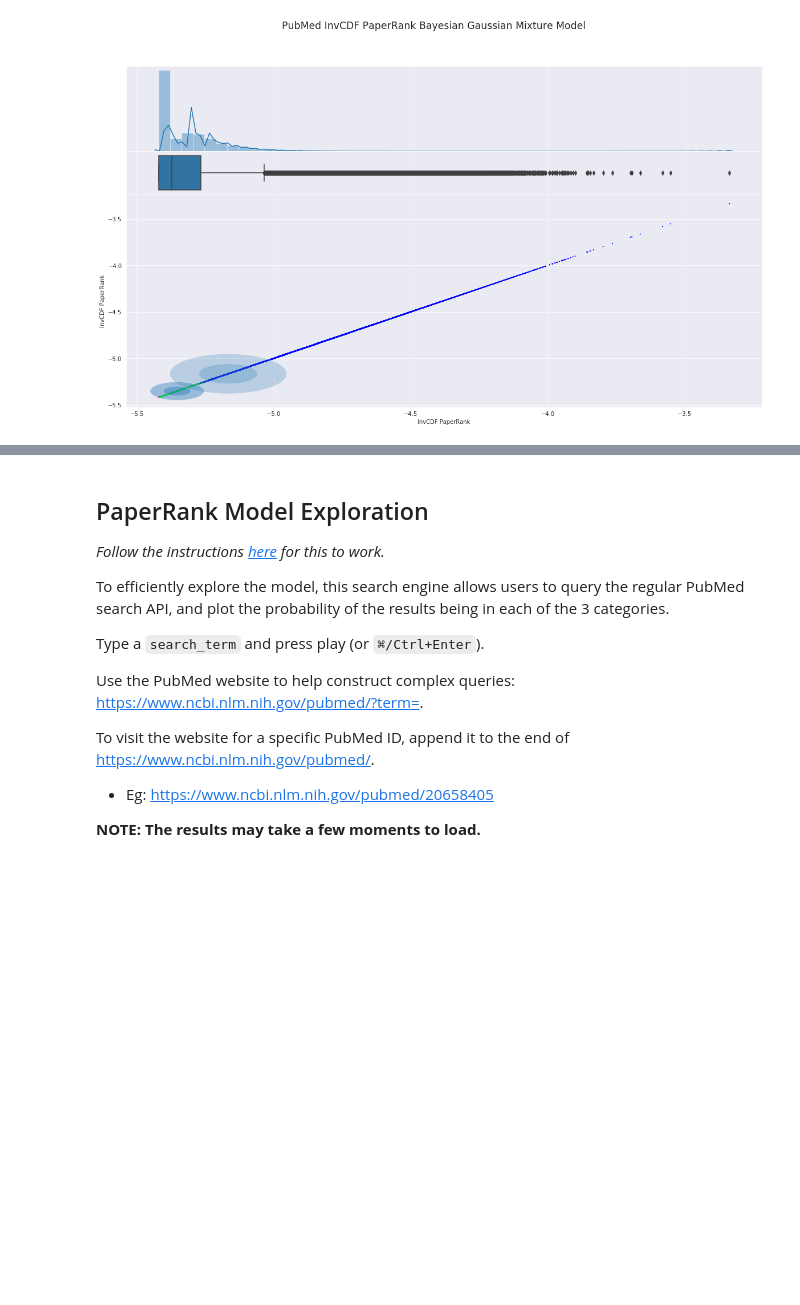
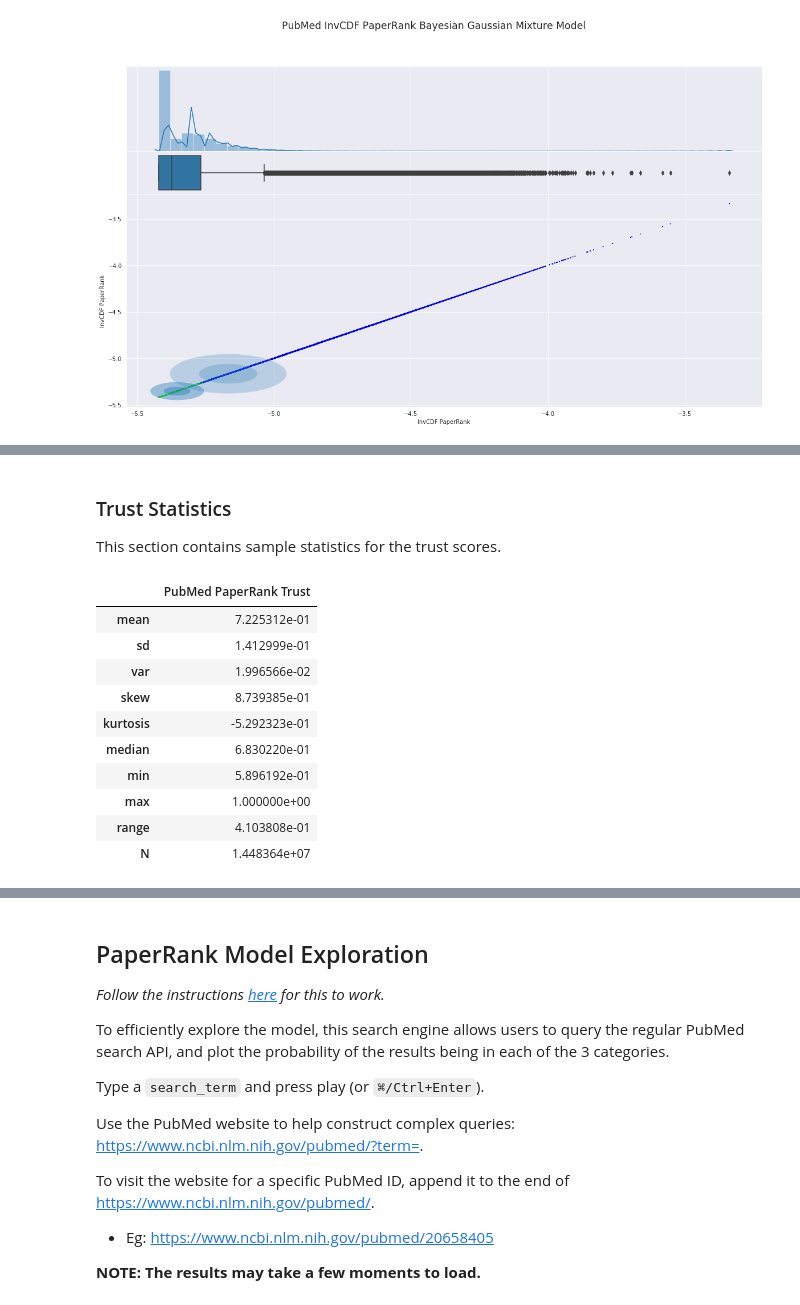
Before and after one commit to rukmal/PaperRank-Analysis, a Jupyter notebook: PubMed PaperRank Analysis.ipynb, the cells around one changed output, grey strips where cells are left out. Drawn from its saved outputs; the diff is of its cells as text; code cells hidden in the pictures; blank space fills up the shorter version.

```diff
--- a/PubMed PaperRank Analysis.ipynb
+++ b/PubMed PaperRank Analysis.ipynb
@@ -1380,0 +1704,21 @@ drawMixtureModel(model=pr_invcdf_model, preds=pr_invcdf_preds, X=X, ax=ax,
+# %% [markdown]
+### Trust Statistics
+
+This section contains sample statistics for the trust scores.
+# %%
+pr_trust_stats = computeDescriptiveStatistics(pr_trust_float)
+
+displayDescriptiveStatistics(stats=pr_trust_stats,
+                             name='PubMed PaperRank Trust')
+# %% [output]
+|  | PubMed PaperRank Trust |
+| mean | 7.225312e-01 |
+| sd | 1.412999e-01 |
+| var | 1.996566e-02 |
+| skew | 8.739385e-01 |
+| kurtosis | -5.292323e-01 |
+| median | 6.830220e-01 |
+| min | 5.896192e-01 |
+| max | 1.000000e+00 |
+| range | 4.103808e-01 |
+| N | 1.448364e+07 |
```
Also changed, not shown: parts of 30 cells of this notebook.
